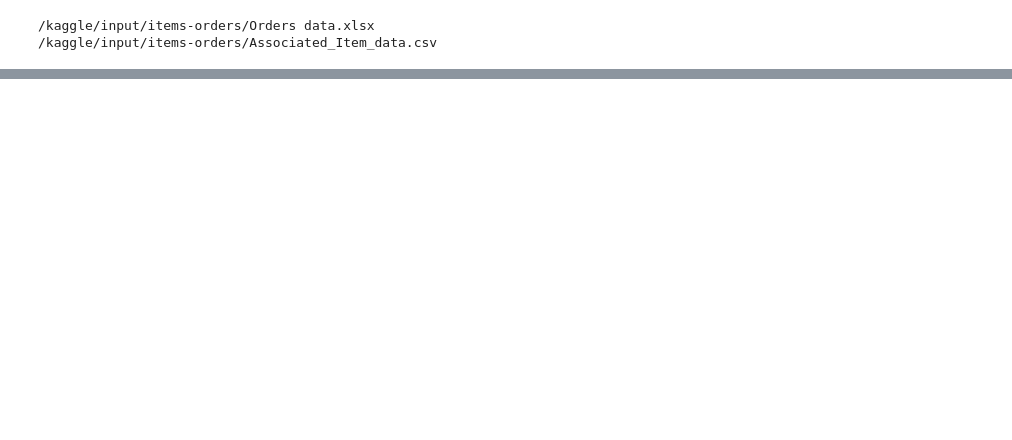
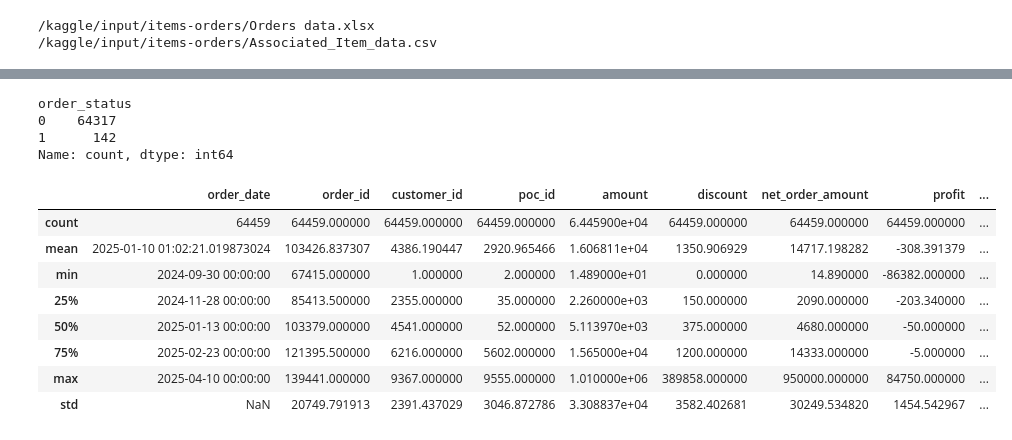
Before and after one commit to RujhaanTaneja/UnORG-SC-DS-MID-PREP_TEAM_HYPERION_Submission, a Jupyter notebook: Krish'sCodeFiles/Model.ipynb, the cells around one changed output, grey strips where cells are left out. Saved outputs shown, nothing was run; the diff lists cells and outputs as text; code cells hidden in the pictures; blank space fills up the shorter version.

```diff
--- a/Krish'sCodeFiles/Model.ipynb
+++ b/Krish'sCodeFiles/Model.ipynb
@@ -21,0 +209,3 @@ for dirname, _, filenames in os.walk('/kaggle/input'):
+# %%
+orders['order_status'] = orders['order_status'].map({'CLOSED':0, 'OPEN':1})
+orders['order_status']
@@ -21,0 +225,19 @@ for dirname, _, filenames in os.walk('/kaggle/input'):
+# %%
+orders['order_status'].value_counts()
+# %% [output]
+order_status
+0    64317
+1      142
+Name: count, dtype: int64
+# %%
+orders.describe()
+# %% [output]
+|  | order_date | order_id | customer_id | poc_id | amount | discount | net_order_amount | profit | ... |
+| count | 64459 | 64459.000000 | 64459.000000 | 64459.000000 | 6.445900e+04 | 64459.000000 | 64459.000000 | 64459.000000 | ... |
+| mean | 2025-01-10 01:02:21.019873024 | 103426.837307 | 4386.190447 | 2920.965466 | 1.606811e+04 | 1350.906929 | 14717.198282 | -308.391379 | ... |
+| min | 2024-09-30 00:00:00 | 67415.000000 | 1.000000 | 2.000000 | 1.489000e+01 | 0.000000 | 14.890000 | -86382.000000 | ... |
+| 25% | 2024-11-28 00:00:00 | 85413.500000 | 2355.000000 | 35.000000 | 2.260000e+03 | 150.000000 | 2090.000000 | -203.340000 | ... |
+| 50% | 2025-01-13 00:00:00 | 103379.000000 | 4541.000000 | 52.000000 | 5.113970e+03 | 375.000000 | 4680.000000 | -50.000000 | ... |
+| 75% | 2025-02-23 00:00:00 | 121395.500000 | 6216.000000 | 5602.000000 | 1.565000e+04 | 1200.000000 | 14333.000000 | -5.000000 | ... |
+| max | 2025-04-10 00:00:00 | 139441.000000 | 9367.000000 | 9555.000000 | 1.010000e+06 | 389858.000000 | 950000.000000 | 84750.000000 | ... |
+| std | NaN | 20749.791913 | 2391.437029 | 3046.872786 | 3.308837e+04 | 3582.402681 | 30249.534820 | 1454.542967 | ... |
```
Also changed, not shown: parts of 25 cells of this notebook.
